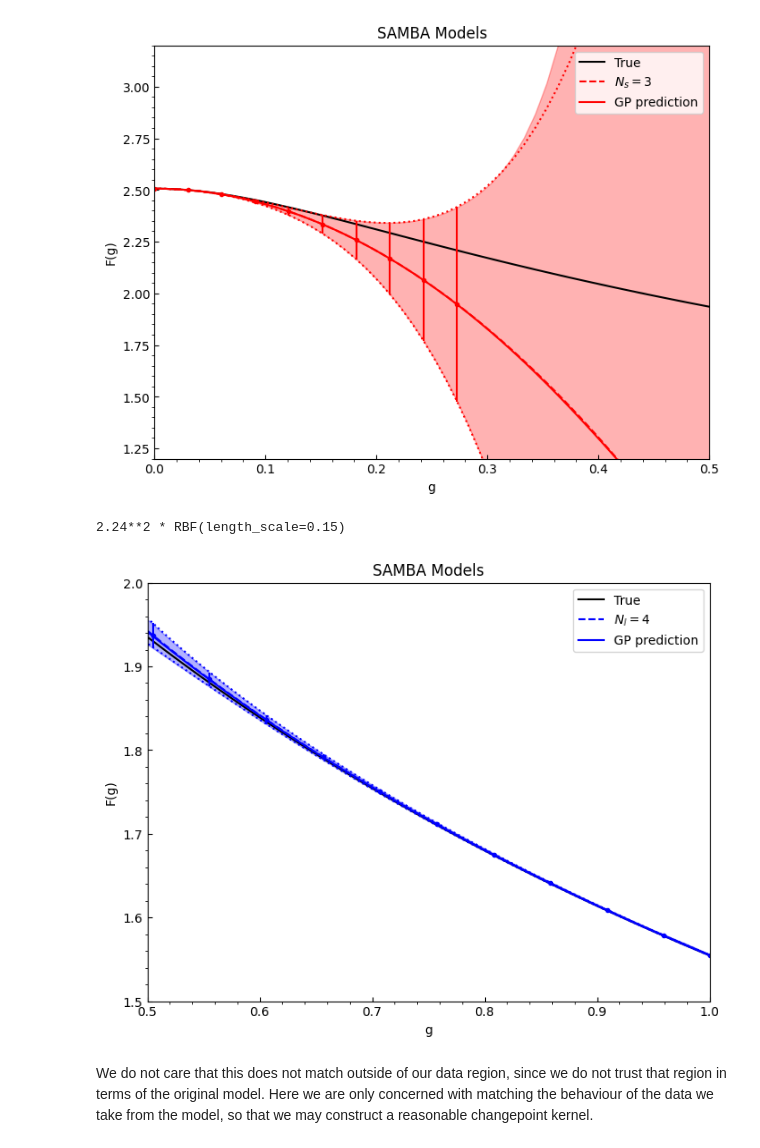
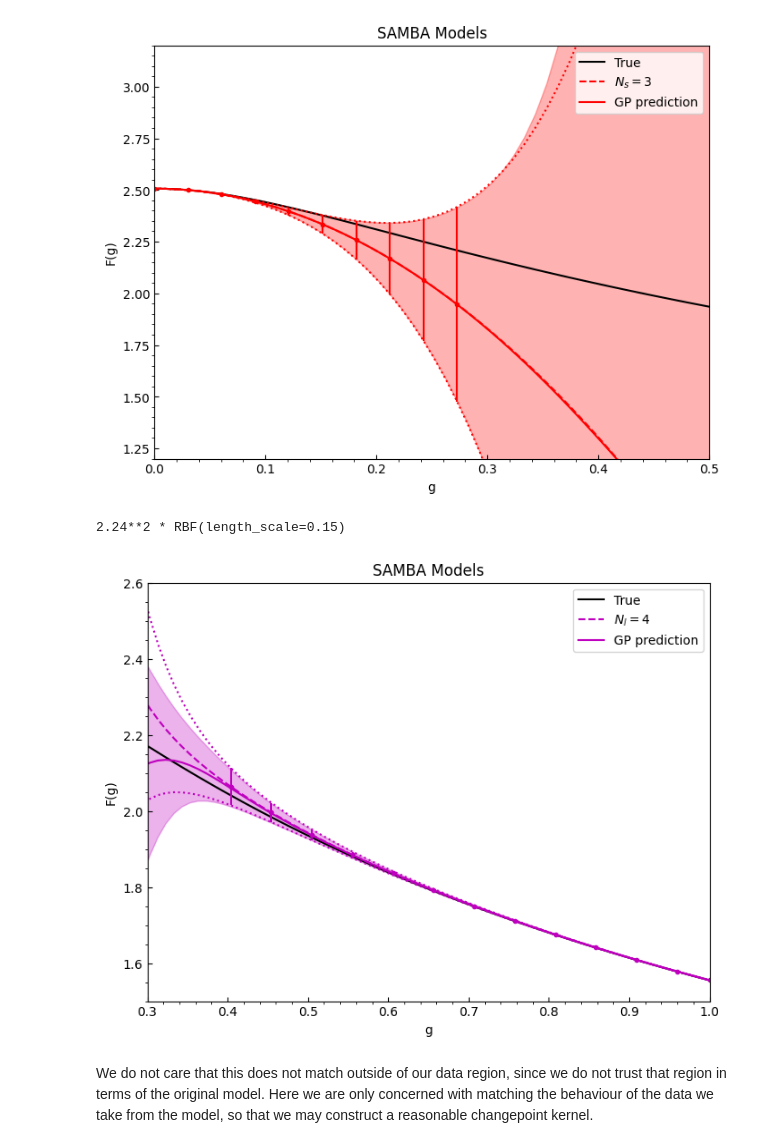
Before and after one commit to bandframework/Taweret, a Jupyter notebook: book/notebooks/GP_BMM/gp_bmm_nonstationary.ipynb, the cells around one changed output. Saved outputs shown, nothing was run; the diff lists cells and outputs as text; code cells hidden in the pictures.

```diff
--- a/book/notebooks/GP_BMM/gp_bmm_nonstationary.ipynb
+++ b/book/notebooks/GP_BMM/gp_bmm_nonstationary.ipynb
@@ -29,21 +34,15 @@ from utils.kernels import *
 ## Setting up the models
 # %%
 # now we write out the models we need
-orders=[3,4]
-model_1 = Loworder(order=orders[0])
-model_2 = Highorder(order=orders[1])
-
-# make the model dict
 models = {
-    "1": model_1,
-    "2": model_2
+    "1": samba.Loworder(order=3),
+    "2": samba.Highorder(order=4)
 }
-
-print(models, type(models))
 
 #predict functions for the plot
 g = np.linspace(1e-6, 1.0, 100)
-predict = []
-
-for i in models.keys():
-    predict.append(models[i].evaluate(g))
+predict = [
+    models["1"].evaluate(g),
+    models["2"].evaluate(g)
+]
+predict_labels = [rf'$N_s={models["1"].order}$', rf'$N_l={models["2"].order}$']
@@ -224,61 +199,57 @@ plt.show()
 # write the frozen GP kernels
 k2_ls = 0.15
 k2_c2 = 5.0
-k2 = C(constant_value=k2_c2, constant_value_bounds='fixed') * RBF(length_scale=k2_ls, length_scale_bounds='fixed')
+k2 = C(constant_value=k2_c2,
+       constant_value_bounds='fixed') * RBF(length_scale=k2_ls, length_scale_bounds='fixed')
 
-gp2 = GPRwrapper(
+gp2 = T_gp.GPRwrapper(
     kernel=k2,
     alpha = cov2,
 )
 
 gp2.fit(x2.reshape(-1,1), data2.reshape(-1,1))
 
 print(gp2.kernel_)
 
 gp2_predict, gp2_std_predict = gp2.predict(g.reshape(-1,1), return_std=True)
 _, gp2_cov_predict = gp2.predict(g.reshape(-1,1), return_cov=True)
 
 # plot the result quickly to test
 fig = plt.figure(figsize=(8,6), dpi=100)
 ax = plt.axes()
-ax.set_xlim(0.5, 1.0)
-ax.set_ylim(1.5, 2.0)
+ax.set_xlim(0.3, 1.0)
+ax.set_ylim(1.5, 2.6)
 ax.tick_params(axis='x', direction='in')
 ax.tick_params(axis='y', direction='in')
 ax.locator_params(nbins=8)
 ax.xaxis.set_minor_locator(AutoMinorLocator())
 ax.yaxis.set_minor_locator(AutoMinorLocator())
 ax.set_title('SAMBA Models')
 ax.set_xlabel('g')
 ax.set_ylabel('F(g)')
 
 #truth
-ax.plot(g, TrueModel().evaluate(g)[0].flatten(), 'k', label='True')
+ax.plot(g, samba.TrueModel().evaluate(g)[0].flatten(), 'k', label='True')
 
-#colour wheel
-colors = ['r', 'm', 'b']
-lines = ['dashed', 'dotted']
-labels= [r'$N_s=3$', r'$N_l=4$']
-
-#models
-ax.plot(g, predict[1][0].flatten(), color=colors[2], linestyle=lines[0], label=labels[1])
-
-#uncertainties
-ax.plot(g, predict[1][0].flatten() - predict[1][1].flatten(), color=colors[2], linestyle=lines[1])
-ax.plot(g, predict[1][0].flatten() + predict[1][1].flatten(), color=colors[2], linestyle=lines[1])
+#model with uncertainties
+ax.plot(g, predict[1][0].flatten(), color=COLORS[1], linestyle=LINES[0], label=predict_labels[1])
+ax.plot(g, predict[1][0].flatten() - predict[1][1].flatten(), color=COLORS[1], linestyle=LINES[1])
+ax.plot(g, predict[1][0].flatten() + predict[1][1].flatten(), color=COLORS[1], linestyle=LINES[1])
 
 # add data and covariances
-ax.errorbar(x2, data2, sigma2, marker='.', color='blue', linestyle=' ')
+ax.errorbar(x2, data2, sigma2, marker='.', color=COLORS[1], linestyle=' ')
 
 # GP prediction
-ax.plot(g, gp2_predict, color='blue', label='GP prediction')
-ax.fill_between(g, gp2_predict-gp2_std_predict, gp2_predict+gp2_std_predict, alpha=0.3, color='blue')
+ax.plot(g, gp2_predict, color=COLORS[1], label='GP prediction')
+ax.fill_between(g,
+                gp2_predict - gp2_std_predict,
+                gp2_predict + gp2_std_predict,
+                alpha=0.3, color=COLORS[1])
 
-ax.legend()
-plt.show()
+_ = ax.legend()
 # %% [output]
 2.24**2 * RBF(length_scale=0.15)
-[figure, old version]
+[figure, new version]
 # %% [markdown]
 We do not care that this does not match outside of our data region, since we do not trust that region in terms of the original model. Here we are only concerned with matching the behaviour of the data we take from the model, so that we may construct a reasonable changepoint kernel.
 # %% [markdown]
```
Also changed, not shown: parts of 16 cells of this notebook, 1 other file.
